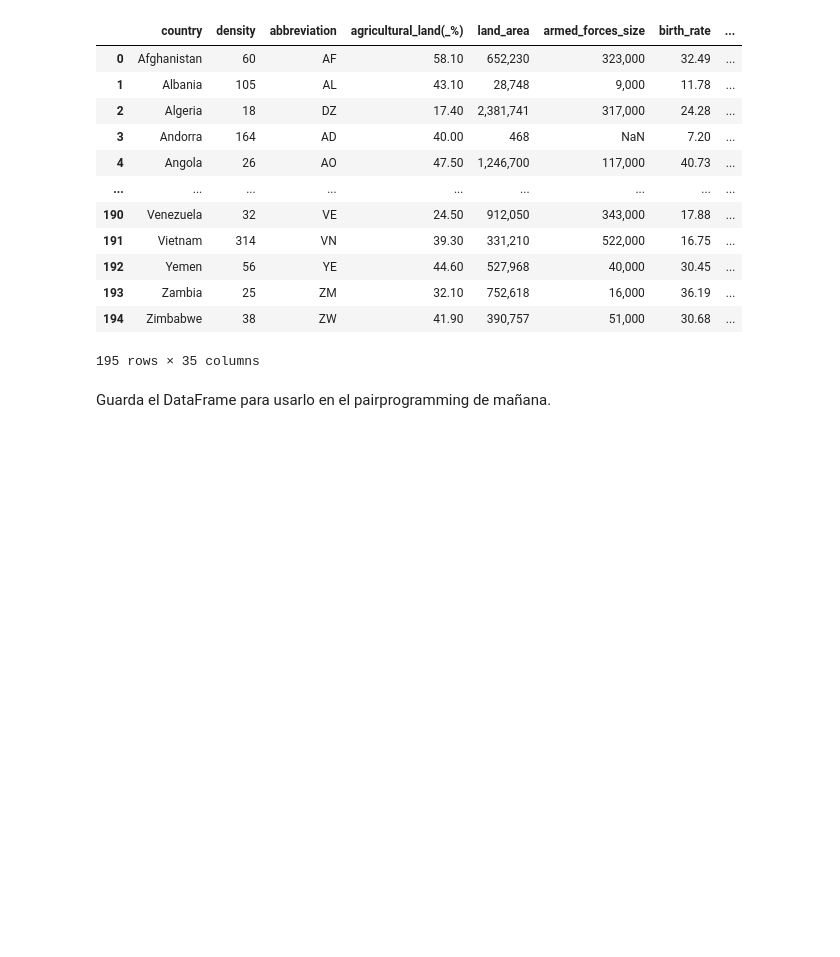
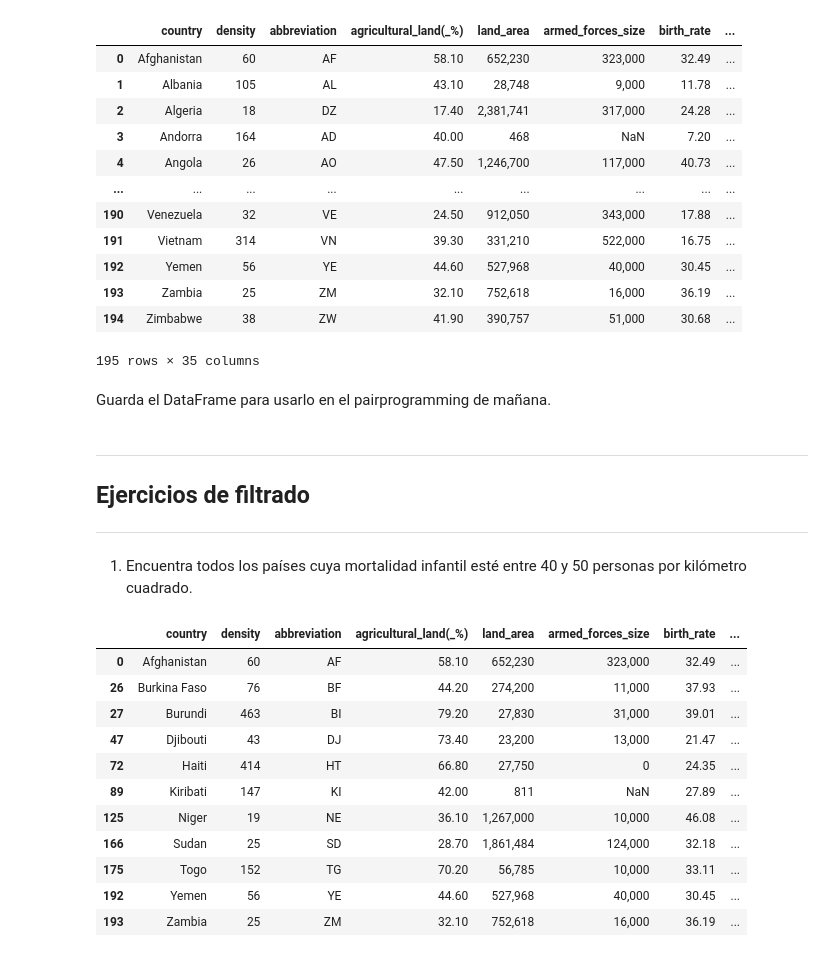
Before and after one commit to Adalab/da-modulo3-sprint1-pairprogramming-TamaraPatricia, a Jupyter notebook: pair-UNION Y LIMPIEZA.ipynb, the cells around one changed output. Cells and saved outputs as stored; diff of their text form; code cells hidden in the pictures; blank space fills up the shorter version.

Commit message:
ejercicios limpieza, el otro es agrupaciones gracias buenas tardes

```diff
--- a/pair-UNION Y LIMPIEZA.ipynb
+++ b/pair-UNION Y LIMPIEZA.ipynb
@@ -157,3 +157,24 @@ df
 Guarda el DataFrame para usarlo en el pairprogramming de mañana.
 # %%
 df.to_csv('world_data_nuevo.csv')
+# %% [markdown]
+-----------
+## Ejercicios de filtrado
+-----------
+# %% [markdown]
+1. Encuentra todos los países cuya mortalidad infantil esté entre 40 y 50 personas por kilómetro cuadrado.
+# %%
+df[(df['infant_mortality'] >= 40) & (df['infant_mortality'] <= 50)]
+# %% [output]
+|  | country | density | abbreviation | agricultural_land(_%) | land_area | armed_forces_size | birth_rate | ... |
+| 0 | Afghanistan | 60 | AF | 58.10 | 652,230 | 323,000 | 32.49 | ... |
+| 26 | Burkina Faso | 76 | BF | 44.20 | 274,200 | 11,000 | 37.93 | ... |
+| 27 | Burundi | 463 | BI | 79.20 | 27,830 | 31,000 | 39.01 | ... |
+| 47 | Djibouti | 43 | DJ | 73.40 | 23,200 | 13,000 | 21.47 | ... |
+| 72 | Haiti | 414 | HT | 66.80 | 27,750 | 0 | 24.35 | ... |
+| 89 | Kiribati | 147 | KI | 42.00 | 811 | NaN | 27.89 | ... |
+| 125 | Niger | 19 | NE | 36.10 | 1,267,000 | 10,000 | 46.08 | ... |
+| 166 | Sudan | 25 | SD | 28.70 | 1,861,484 | 124,000 | 32.18 | ... |
+| 175 | Togo | 152 | TG | 70.20 | 56,785 | 10,000 | 33.11 | ... |
+| 192 | Yemen | 56 | YE | 44.60 | 527,968 | 40,000 | 30.45 | ... |
+| 193 | Zambia | 25 | ZM | 32.10 | 752,618 | 16,000 | 36.19 | ... |
```
Also changed, not shown: parts of 8 cells of this notebook.
